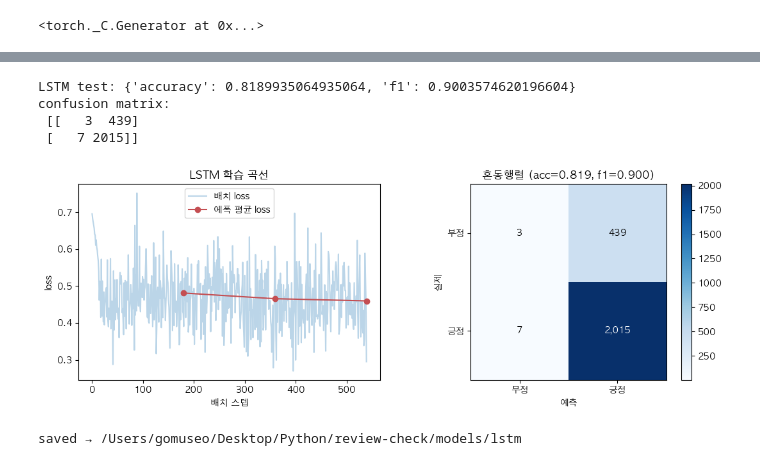
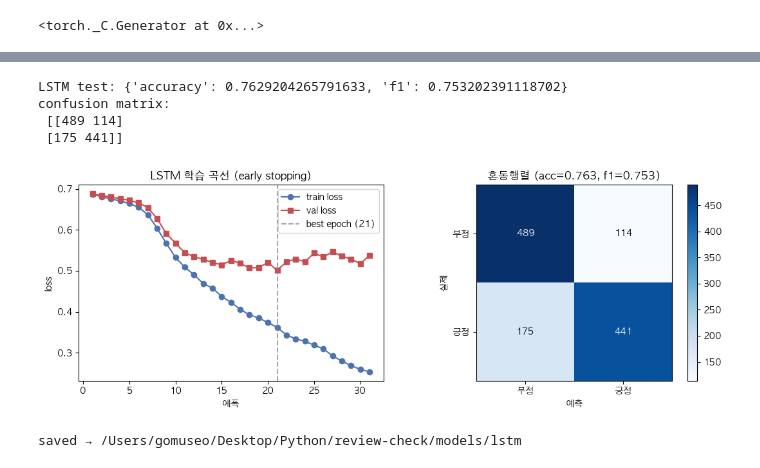
Before and after one commit to rhantj/review-check, a Jupyter notebook: notebooks/03_train_lstm.ipynb, the cells around one changed output, grey strips where cells are left out. Cells and saved outputs as stored; diff of their text form; code cells hidden in the pictures.

```diff
--- a/notebooks/03_train_lstm.ipynb
+++ b/notebooks/03_train_lstm.ipynb
@@ -28,6 +42,19 @@ torch.manual_seed(RANDOM_SEED)
+# %%
+# ── 학습 하이퍼파라미터 ──────────────────────────────
+MAX_EPOCHS = 100       # 최대 에폭 (early stopping으로 조기 종료)
+PATIENCE = 10          # val loss 개선 없이 허용할 에폭 수
+BATCH_SIZE = 128
+LR = 1e-4             # Adam 학습률
+
+# ── 입력/모델 하이퍼파라미터 ─────────────────────────
+SEQ_MAX_LEN = 512     # 입력 시퀀스 최대 토큰 수
+EMBED_DIM = 100       # 임베딩 차원
+HIDDEN = 128          # LSTM 은닉 차원
+MIN_FREQ = 2          # 어휘 포함 최소 등장 횟수
 # %%
 tr = pd.read_csv(DATA_DIR / "train.csv")
+va = pd.read_csv(DATA_DIR / "val.csv")
 te = pd.read_csv(DATA_DIR / "test.csv")
-vocab = build_vocab(tr["text"].tolist())
-print(f"train={len(tr)} test={len(te)} vocab={len(vocab):,}")
+vocab = build_vocab(tr["text"].tolist(), min_freq=MIN_FREQ)
+print(f"train={len(tr)} val={len(va)} test={len(te)} vocab={len(vocab):,}")
 # %% [output]
@@ -63,6 +124,6 @@ epoch 3/3 — avg loss 0.4598
 # %%
 model.eval()
-Xte = torch.tensor([encode(t, vocab, MAX_LEN) for t in te["text"]])
+Xte = torch.tensor([encode(t, vocab, SEQ_MAX_LEN) for t in te["text"]])
 with torch.no_grad():
     preds = model(Xte).argmax(1).tolist()
 
@@ -71,45 +132,46 @@ result = {"accuracy": accuracy_score(te["label"], preds),
 print("LSTM test:", result)
 print("confusion matrix:\n", confusion_matrix(te["label"], preds))
 # %% [output]
-LSTM test: {'accuracy': 0.8189935064935064, 'f1': 0.9003574620196604}
+LSTM test: {'accuracy': 0.7629204265791633, 'f1': 0.753202391118702}
 confusion matrix:
- [[   3  439]
- [   7 2015]]
+ [[489 114]
+ [175 441]]
 # %%
 import matplotlib.pyplot as plt
 
 plt.rcParams["font.family"] = "AppleGothic"
 plt.rcParams["axes.unicode_minus"] = False
 
 fig, (ax1, ax2) = plt.subplots(1, 2, figsize=(11, 4))
 
-ax1.plot(batch_losses, alpha=0.3, label="배치 loss")
-steps_per_epoch = len(batch_losses) // EPOCHS
-ax1.plot([steps_per_epoch * (i + 1) - 1 for i in range(EPOCHS)],
-         epoch_losses, "o-", color="#c44e52", label="에폭 평균 loss")
-ax1.set_title("LSTM 학습 곡선")
-ax1.set_xlabel("배치 스텝")
+xs = range(1, len(epoch_losses) + 1)
+ax1.plot(xs, epoch_losses, "o-", color="#4c72b0", label="train loss")
+ax1.plot(xs, val_losses, "s-", color="#c44e52", label="val loss")
+best_ep = val_losses.index(min(val_losses)) + 1
+ax1.axvline(best_ep, ls="--", color="gray", alpha=0.7, label=f"best epoch ({best_ep})")
+ax1.set_title("LSTM 학습 곡선 (early stopping)")
+ax1.set_xlabel("에폭")
 ax1.set_ylabel("loss")
 ax1.legend()
 
 cm = confusion_matrix(te["label"], preds)
 im = ax2.imshow(cm, cmap="Blues")
 ax2.set_xticks([0, 1], ["부정", "긍정"])
 ax2.set_yticks([0, 1], ["부정", "긍정"])
 ax2.set_xlabel("예측")
 ax2.set_ylabel("실제")
 ax2.set_title(f"혼동행렬 (acc={result['accuracy']:.3f}, f1={result['f1']:.3f})")
 for i in range(2):
     for j in range(2):
         ax2.text(j, i, f"{cm[i, j]:,}", ha="center", va="center",
                  color="white" if cm[i, j] > cm.max() / 2 else "black")
 fig.colorbar(im, ax=ax2)
 
 plt.tight_layout()
-fig.savefig(OUTPUT_DIR / "03_lstm_loss_confusion.png", dpi=150, bbox_inches="tight")
+fig.savefig(OUTPUT_DIR / "03_lstm_loss_confusion_v2.png", dpi=150, bbox_inches="tight")
 plt.show()
 # %% [output]
-[figure, old version]
+[figure, new version]
 # %%
 out = MODEL_DIR / "lstm"
 out.mkdir(parents=True, exist_ok=True)
```
Also changed, not shown: parts of 11 cells of this notebook, 9 other files.
